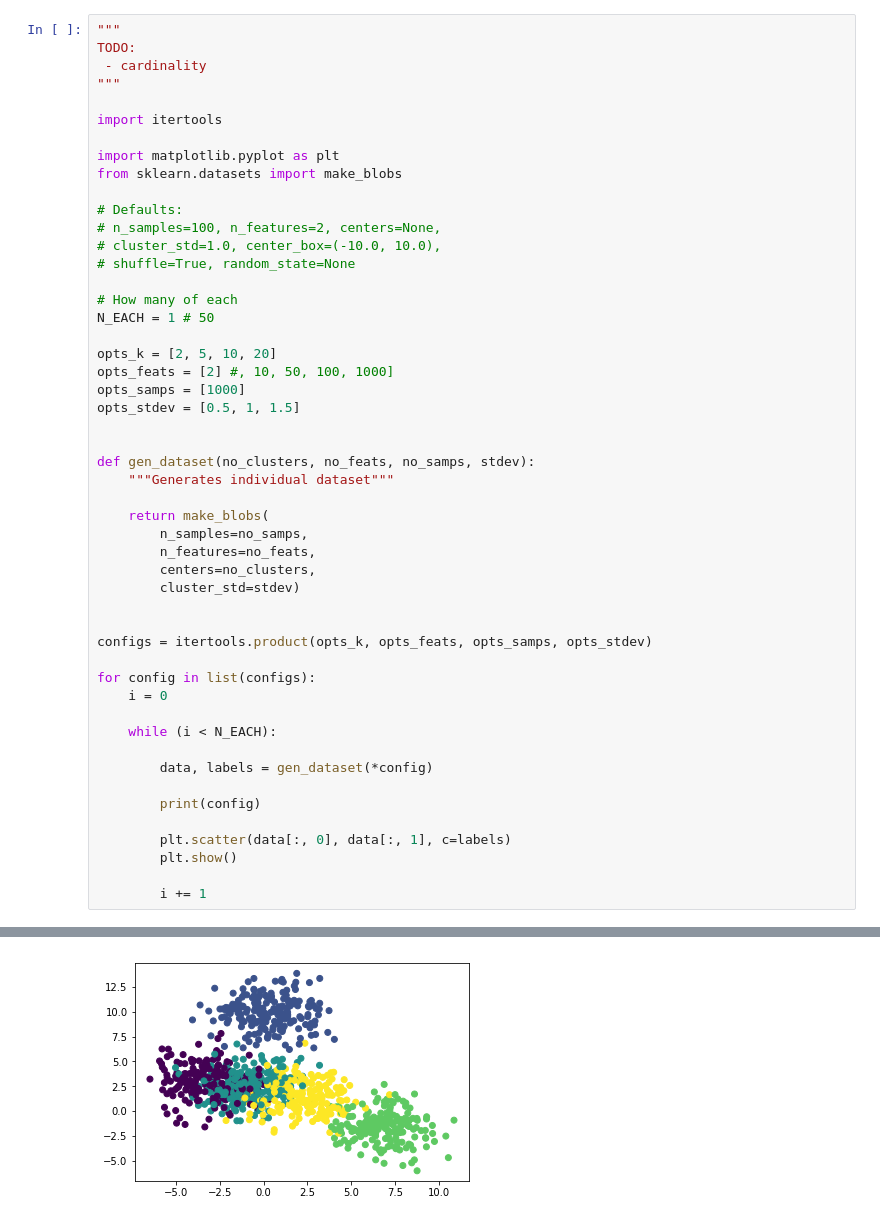
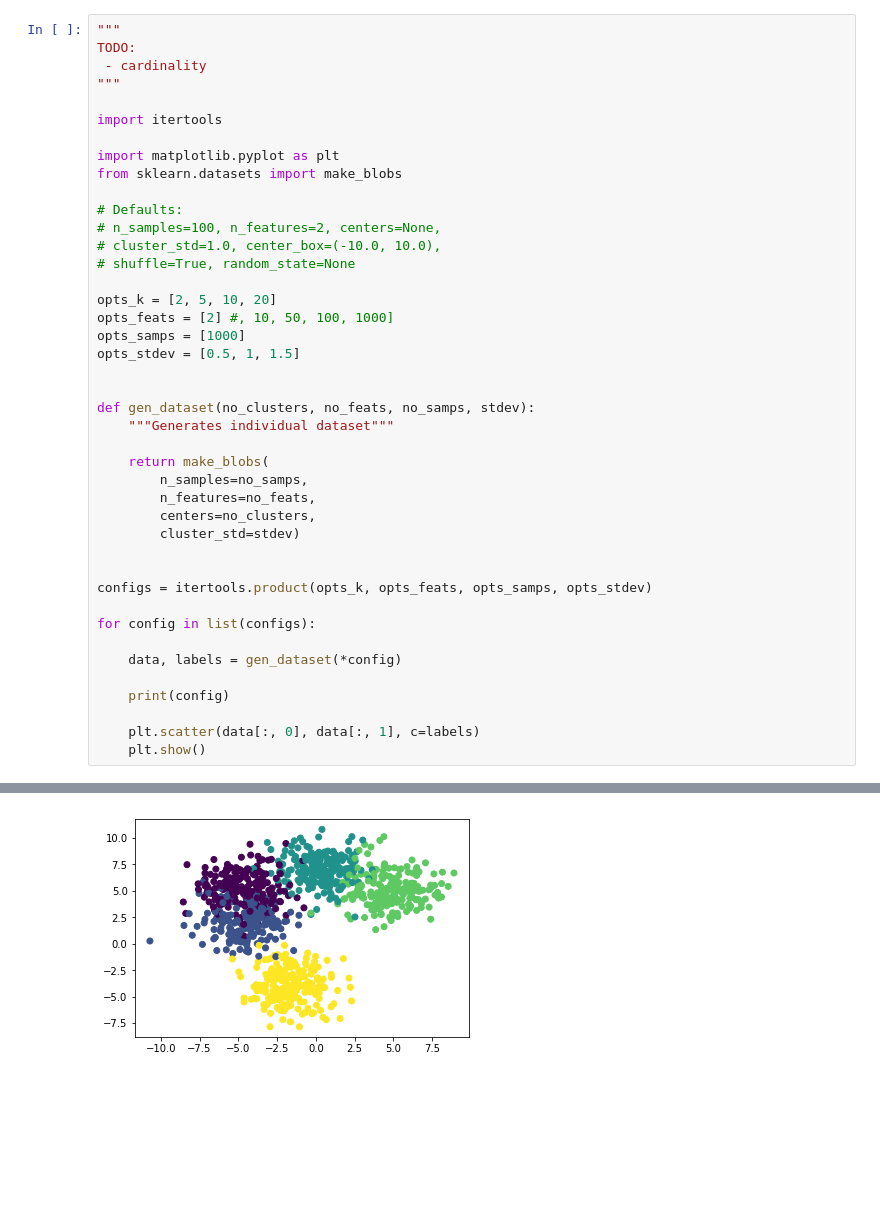
Before and after one commit to simonharris/pykmeans, a Jupyter notebook: notebooks/DG_blobs_02.ipynb, the cells around one changed output, grey strips where cells are left out. Drawn from its saved outputs; the diff is of its cells as text; blank space fills up the shorter version.

```diff
--- a/notebooks/DG_blobs_02.ipynb
+++ b/notebooks/DG_blobs_02.ipynb
@@ -13,9 +13,6 @@ from sklearn.datasets import make_blobs
 # n_samples=100, n_features=2, centers=None,
 # cluster_std=1.0, center_box=(-10.0, 10.0),
 # shuffle=True, random_state=None
-
-# How many of each
-N_EACH = 1 # 50
 
 opts_k = [2, 5, 10, 20]
 opts_feats = [2] #, 10, 50, 100, 1000]
@@ -36,17 +33,12 @@ def gen_dataset(no_clusters, no_feats, no_samps, stdev):
 configs = itertools.product(opts_k, opts_feats, opts_samps, opts_stdev)
 
 for config in list(configs):
-    i = 0
 
-    while (i < N_EACH):
+    data, labels = gen_dataset(*config)
 
-        data, labels = gen_dataset(*config)
+    print(config)
 
-        print(config)
-
-        plt.scatter(data[:, 0], data[:, 1], c=labels)
-        plt.show()
-
-        i += 1
+    plt.scatter(data[:, 0], data[:, 1], c=labels)
+    plt.show()
 # %% [output]
 (2, 2, 1000, 0.5)
@@ -62,3 +54,3 @@ for config in list(configs):
 (5, 2, 1000, 1.5)
-[figure, old version]
+[figure, new version]
 ... (12 outputs left out)
```
Also changed, not shown: parts of 1 cell of this notebook.
